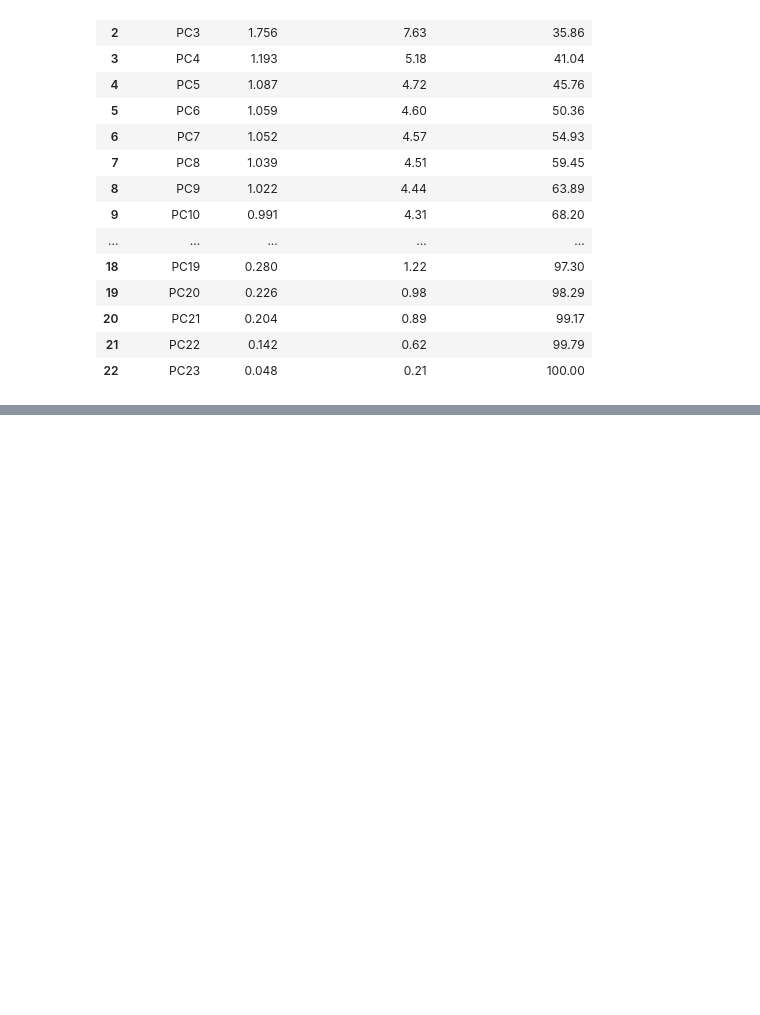
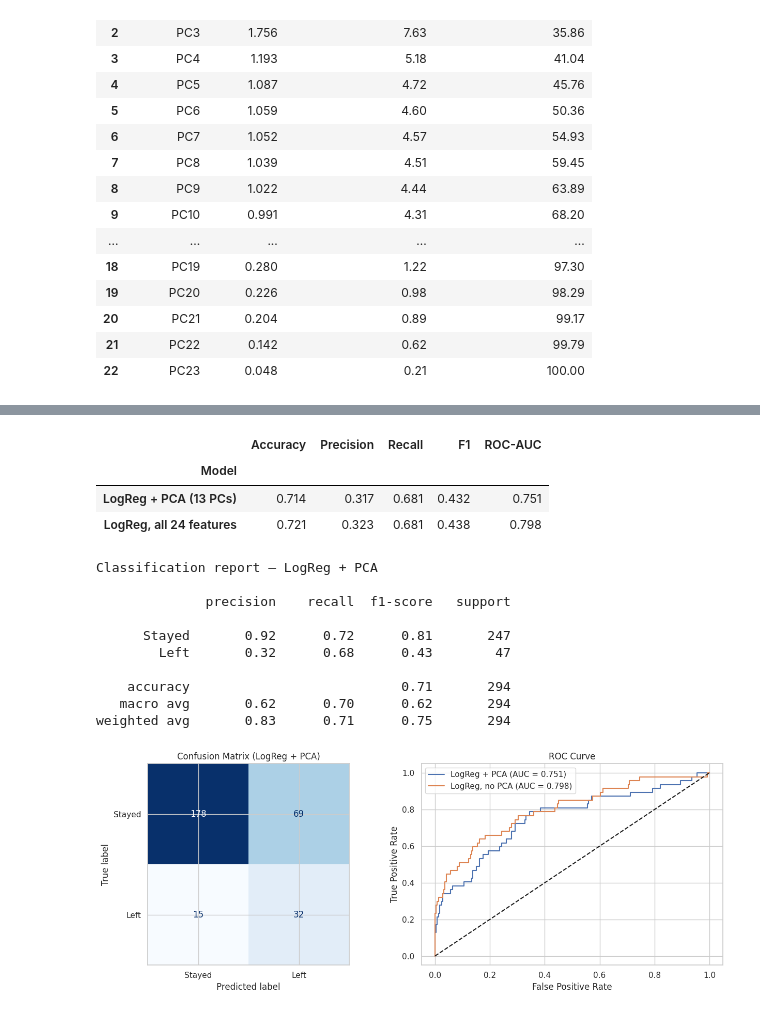
Before and after one commit to Yusuffff101/Yusuf-Bootwala, a Jupyter notebook: EDA_Phase1,Pahse2andPhase3_Employee_Attrition_.ipynb, the cells around one changed output, grey strips where cells are left out. Drawn from its saved outputs; the diff is of its cells as text; code cells hidden in the pictures; blank space fills up the shorter version.

```diff
--- a/EDA_Phase1,Pahse2andPhase3_Employee_Attrition_.ipynb
+++ b/EDA_Phase1,Pahse2andPhase3_Employee_Attrition_.ipynb
@@ -1080,0 +1026,15 @@ Silhouette score on original scaled features (Phase 2): 0.3826
+# %%
+from sklearn.model_selection import train_test_split, StratifiedKFold, cross_val_score
+from sklearn.pipeline import Pipeline
+from sklearn.linear_model import LogisticRegression
+from sklearn.metrics import (classification_report, confusion_matrix, ConfusionMatrixDisplay,
+                             roc_auc_score, roc_curve, accuracy_score, f1_score, recall_score, precision_score)
+
+clf_features = pca_features + ["OverTime_Flag"]
+X = df_final[clf_features]
+y = df_final["Attrition_Flag"]
+
+X_train, X_test, y_train, y_test = train_test_split(
+    X, y, test_size=0.2, stratify=y, random_state=42)
+print("Train:", X_train.shape, "| Test:", X_test.shape)
+print("Attrition rate  train: %.3f  test: %.3f" % (y_train.mean(), y_test.mean()))
@@ -1080,0 +1044,15 @@ Silhouette score on original scaled features (Phase 2): 0.3826
+# %%
+# Model A: Scaler -> PCA -> Logistic Regression
+pipe_pca = Pipeline([
+    ("scaler", StandardScaler()),
+    ("pca", PCA(n_components=N_COMPONENTS, random_state=42)),
+    ("clf", LogisticRegression(class_weight="balanced", max_iter=1000, random_state=42)),
+])
+# Model B (baseline): Scaler -> Logistic Regression on all features, no PCA
+pipe_raw = Pipeline([
+    ("scaler", StandardScaler()),
+    ("clf", LogisticRegression(class_weight="balanced", max_iter=1000, random_state=42)),
+])
+
+pipe_pca.fit(X_train, y_train)
+pipe_raw.fit(X_train, y_train)
@@ -1080,0 +1064,47 @@ Silhouette score on original scaled features (Phase 2): 0.3826
+# %%
+# Evaluate both models on the held-out test set
+def evaluate(name, model):
+    pred = model.predict(X_test)
+    proba = model.predict_proba(X_test)[:, 1]
+    return {"Model": name,
+            "Accuracy": accuracy_score(y_test, pred),
+            "Precision": precision_score(y_test, pred),
+            "Recall": recall_score(y_test, pred),
+            "F1": f1_score(y_test, pred),
+            "ROC-AUC": roc_auc_score(y_test, proba)}
+
+results = pd.DataFrame([evaluate(f"LogReg + PCA ({N_COMPONENTS} PCs)", pipe_pca),
+                        evaluate(f"LogReg, all {len(clf_features)} features", pipe_raw)]).set_index("Model")
+results.round(3)
+# %% [output]
+|  | Accuracy | Precision | Recall | F1 | ROC-AUC |
+| Model |  |  |  |  |  |
+| LogReg + PCA (13 PCs) | 0.714 | 0.317 | 0.681 | 0.432 | 0.751 |
+| LogReg, all 24 features | 0.721 | 0.323 | 0.681 | 0.438 | 0.798 |
+# %%
+print("Classification report — LogReg + PCA\n")
+print(classification_report(y_test, pipe_pca.predict(X_test), target_names=["Stayed", "Left"]))
+
+fig, ax = plt.subplots(1, 2, figsize=(13, 5))
+ConfusionMatrixDisplay(confusion_matrix(y_test, pipe_pca.predict(X_test)),
+                       display_labels=["Stayed", "Left"]).plot(ax=ax[0], cmap="Blues", colorbar=False)
+ax[0].set_title("Confusion Matrix (LogReg + PCA)")
+
+for name, m in [("LogReg + PCA", pipe_pca), ("LogReg, no PCA", pipe_raw)]:
+    fpr, tpr, _ = roc_curve(y_test, m.predict_proba(X_test)[:, 1])
+    ax[1].plot(fpr, tpr, label=f"{name} (AUC = {roc_auc_score(y_test, m.predict_proba(X_test)[:, 1]):.3f})")
+ax[1].plot([0, 1], [0, 1], "k--"); ax[1].set_xlabel("False Positive Rate"); ax[1].set_ylabel("True Positive Rate")
+ax[1].set_title("ROC Curve"); ax[1].legend()
+plt.tight_layout(); plt.show()
+# %% [output]
+Classification report — LogReg + PCA
+
+              precision    recall  f1-score   support
+
+      Stayed       0.92      0.72      0.81       247
+        Left       0.32      0.68      0.43        47
+
+    accuracy                           0.71       294
+   macro avg       0.62      0.70      0.62       294
+weighted avg       0.83      0.71      0.75       294
+[figure, added]
```
Also changed, not shown: parts of 15 cells of this notebook.
